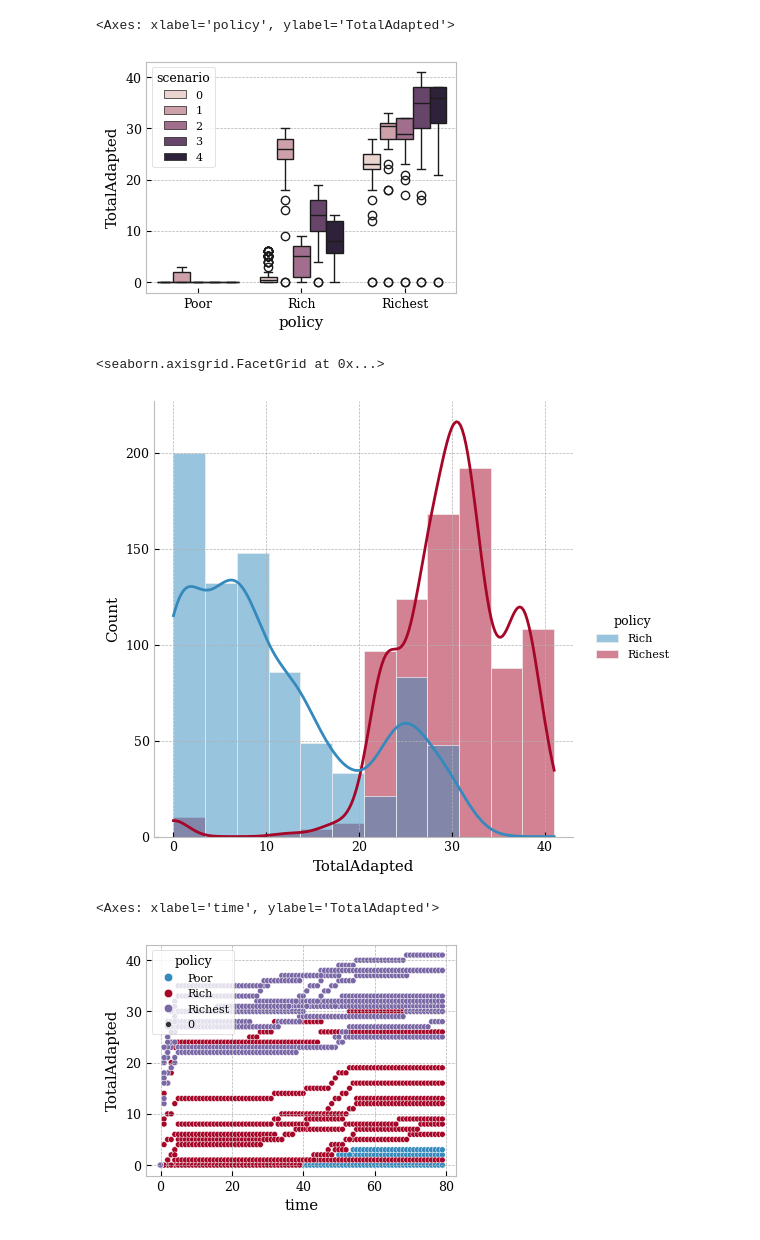
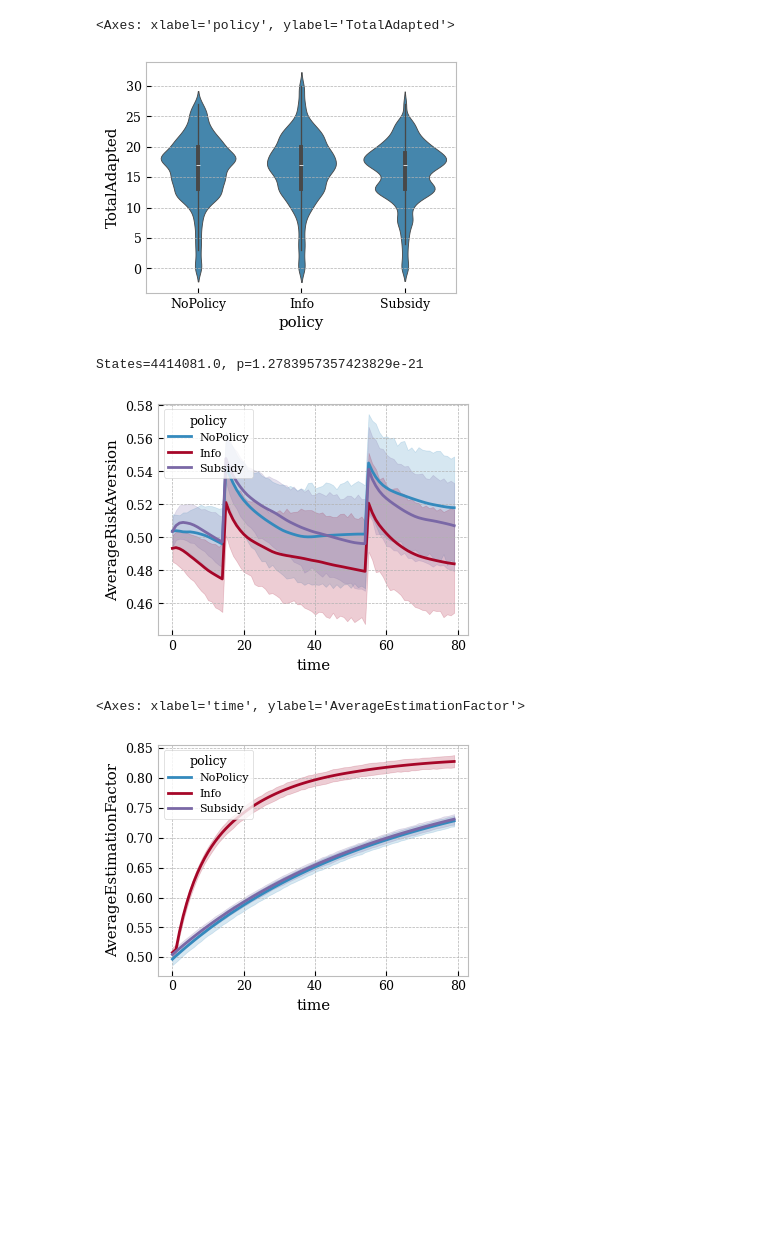
Before and after one commit to simon-van-hulle/abm-flood-adaptation, a Jupyter notebook: analysis/analyse.ipynb, the cells around one changed output. Saved outputs shown, nothing was run; the diff lists cells and outputs as text; code cells hidden in the pictures; blank space fills up the shorter version.

```diff
--- a/analysis/analyse.ipynb
+++ b/analysis/analyse.ipynb
@@ -123,15 +117,19 @@ sns.lineplot(x="time", y="TotalAdapted", hue="policy", data=df_all)
 # %%
-sns.boxplot(x="policy", y="TotalAdapted", hue="scenario", data=df_all)
+sns.violinplot(data=df_all, x="policy", y="TotalAdapted")
 # %% [output]
 <Axes: xlabel='policy', ylabel='TotalAdapted'>
-[figure, old version]
+[figure, new version]
+# %%
+sns.lineplot(data=df_all, x="time", y="AverageRiskAversion", hue="policy")
+
+
+stat, p = mannwhitneyu(df_all[df_all["policy"] == "Info"]["AverageRiskAversion"], df_all[df_all["policy"] == "NoPolicy"]["AverageRiskAversion"])
+print(f"States={stat}, p={p}")
+# %% [output]
+States=4414081.0, p=1.2783957357423829e-21
+[figure, added]
 # %%
-sns.displot(data=df_all[df_all["policy"]!="Poor"], x="TotalAdapted", hue="policy" , kde=True)
+sns.lineplot(data=df_all, x="time", y="AverageEstimationFactor", hue="policy")
 # %% [output]
-<seaborn.axisgrid.FacetGrid at 0x...>
+<Axes: xlabel='time', ylabel='AverageEstimationFactor'>
-[figure, old version]
+[figure, new version]
-# %%
-sns.scatterplot(data=df_all, x="time", y="TotalAdapted", hue="policy")
-# %% [output]
-<Axes: xlabel='time', ylabel='TotalAdapted'>
-[figure, removed]
```
Also changed, not shown: parts of 10 cells of this notebook, 4 other files.
